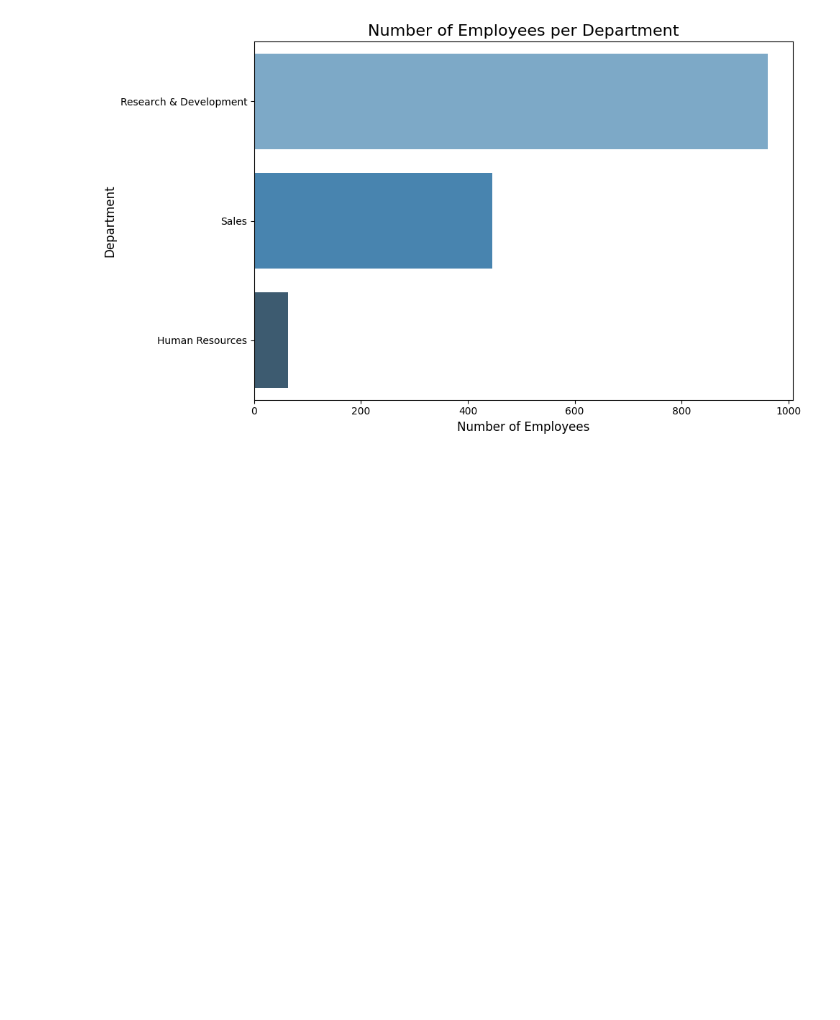
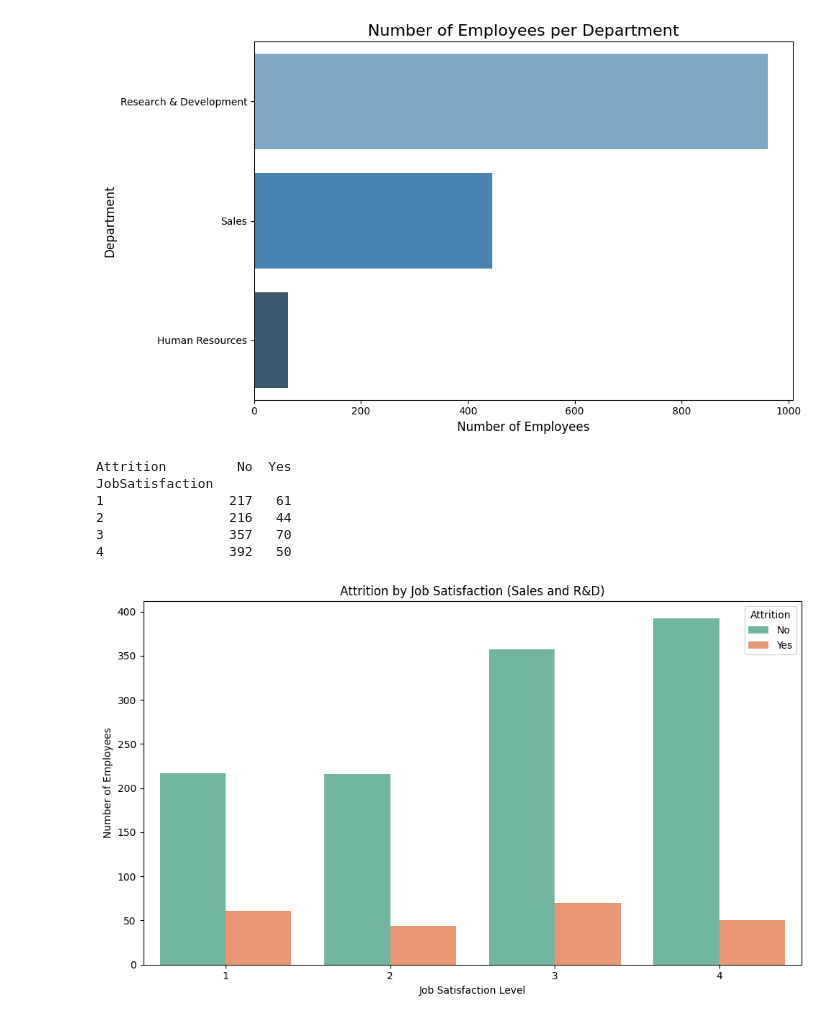
Before and after one commit to melo4yxa77796/EmployeeProductivityAnalysis, a Jupyter notebook: atrrition.ipynb, the cells around one changed output. Cells and saved outputs as stored; diff of their text form; code cells hidden in the pictures; blank space fills up the shorter version.

```diff
--- a/atrrition.ipynb
+++ b/atrrition.ipynb
@@ -146,3 +146,38 @@ Passing `palette` without assigning `hue` is deprecated and will be removed in v
 
   sns.barplot(
 [figure]
+# %%
+
+df_filtered = df[df['Department'].isin(['Sales', 'Research & Development'])]
+# %%
+
+cross_tab = pd.crosstab(df_filtered['JobSatisfaction'], df_filtered['Attrition'])
+print(cross_tab)
+# %% [output]
+Attrition         No  Yes
+JobSatisfaction
+1                217   61
+2                216   44
+3                357   70
+4                392   50
+# %%
+import seaborn as sns
+import matplotlib.pyplot as plt
+
+
+plt.figure(figsize=(10,6))
+sns.countplot(
+    data=df_filtered,
+    x='JobSatisfaction',
+    hue='Attrition',
+    palette='Set2'
+)
+
+plt.title('Attrition by Job Satisfaction (Sales and R&D)')
+plt.xlabel('Job Satisfaction Level')
+plt.ylabel('Number of Employees')
+plt.legend(title='Attrition')
+plt.tight_layout()
+plt.show()
+# %% [output]
+[figure, added]
```
Also changed, not shown: parts of 12 cells of this notebook.
